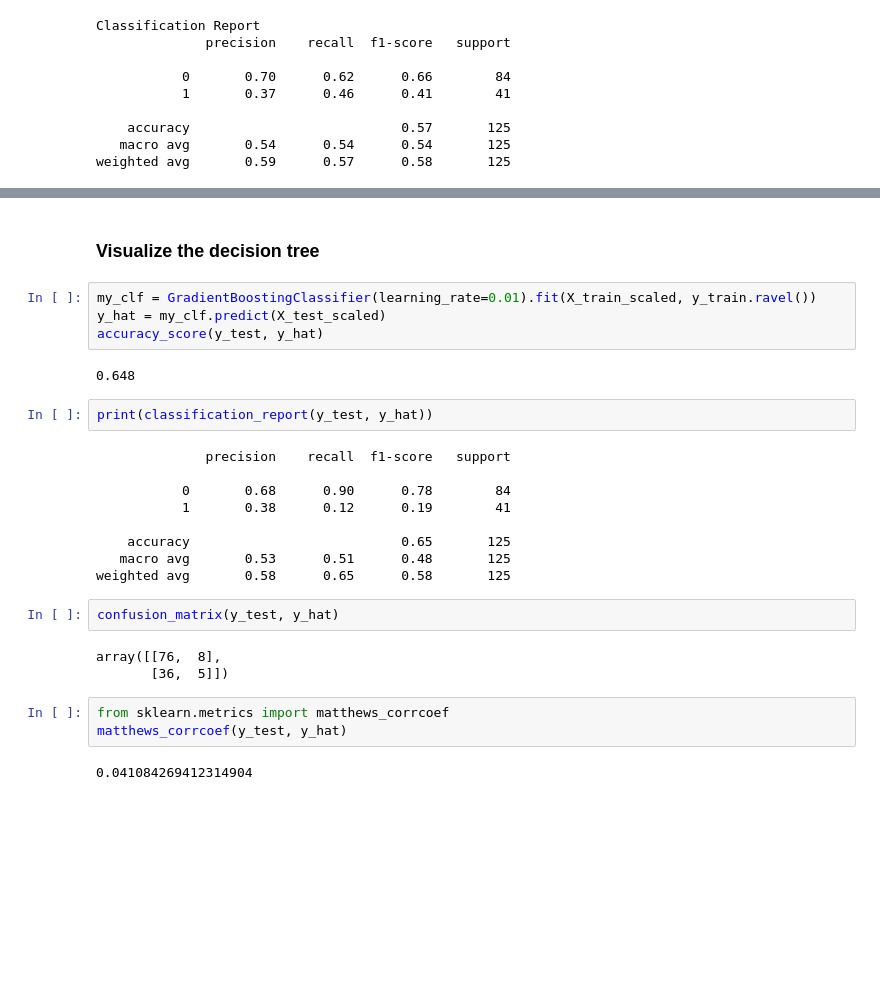
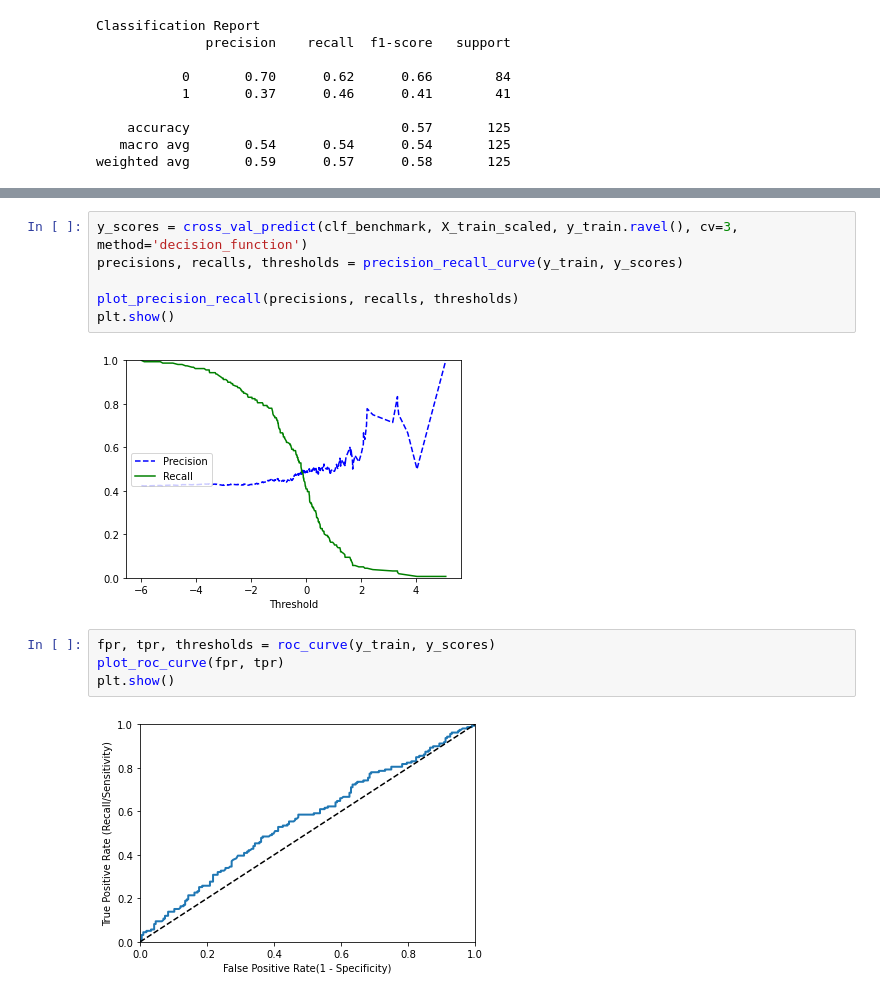
Before and after one commit to allaccountstaken/automl_v_hyperdrive, a Jupyter notebook: basic_model.ipynb, the cells around one changed output, grey strips where cells are left out. Saved outputs shown, nothing was run; the diff lists cells and outputs as text; blank space fills up the shorter version.

```diff
--- a/basic_model.ipynb
+++ b/basic_model.ipynb
@@ -344,29 +362,14 @@ plot_roc_curve(fpr, tpr)
-# %% [markdown]
-### Visualize the decision tree
-# %%
-my_clf = GradientBoostingClassifier(learning_rate=0.01).fit(X_train_scaled, y_train.ravel())
-y_hat = my_clf.predict(X_test_scaled)
-accuracy_score(y_test, y_hat)
-# %% [output]
-0.648
-# %%
-print(classification_report(y_test, y_hat))
-# %% [output]
-              precision    recall  f1-score   support
-
-           0       0.68      0.90      0.78        84
-           1       0.38      0.12      0.19        41
-
-    accuracy                           0.65       125
-   macro avg       0.53      0.51      0.48       125
-weighted avg       0.58      0.65      0.58       125
-# %%
-confusion_matrix(y_test, y_hat)
-# %% [output]
-array([[76,  8],
-       [36,  5]])
-# %%
-from sklearn.metrics import matthews_corrcoef
-matthews_corrcoef(y_test, y_hat)
-# %% [output]
-0.041084269412314904
+# %%
+y_scores = cross_val_predict(clf_benchmark, X_train_scaled, y_train.ravel(), cv=3, method='decision_function')
+precisions, recalls, thresholds = precision_recall_curve(y_train, y_scores)
+
+plot_precision_recall(precisions, recalls, thresholds)
+plt.show()
+# %% [output]
+[figure, added]
+# %%
+fpr, tpr, thresholds = roc_curve(y_train, y_scores)
+plot_roc_curve(fpr, tpr)
+plt.show()
+# %% [output]
+[figure, added]
```
Also changed, not shown: parts of 9 cells of this notebook.
